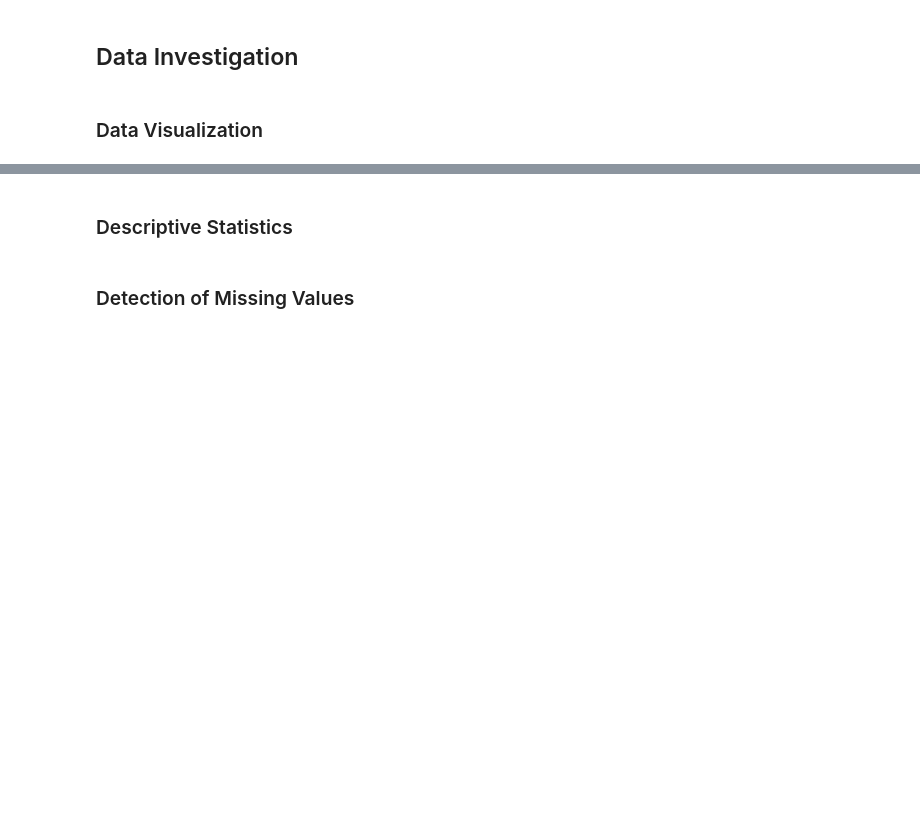
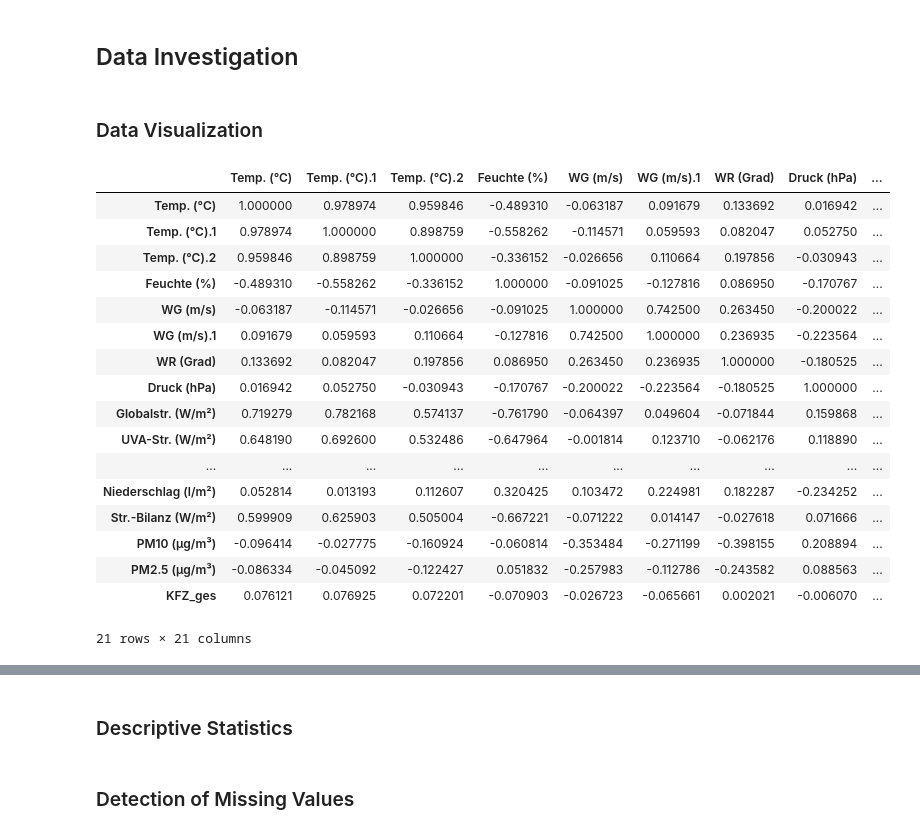
Before and after one commit to SvetiB/AirQualityStuttgart, a Jupyter notebook: AirQualityStuttgart.ipynb, the cells around one changed output, grey strips where cells are left out. Saved outputs shown, nothing was run; the diff lists cells and outputs as text; code cells hidden in the pictures; blank space fills up the shorter version.

```diff
--- a/AirQualityStuttgart.ipynb
+++ b/AirQualityStuttgart.ipynb
@@ -257,3 +373,26 @@ df_ges.head()
 ## Data Investigation
 # %% [markdown]
 ### Data Visualization
+# %%
+corr = df_ges.corr()
+# %%
+corr
+# %% [output]
+|  | Temp. (°C) | Temp. (°C).1 | Temp. (°C).2 | Feuchte (%) | WG (m/s) | WG (m/s).1 | WR (Grad) | Druck (hPa) | ... |
+| Temp. (°C) | 1.000000 | 0.978974 | 0.959846 | -0.489310 | -0.063187 | 0.091679 | 0.133692 | 0.016942 | ... |
+| Temp. (°C).1 | 0.978974 | 1.000000 | 0.898759 | -0.558262 | -0.114571 | 0.059593 | 0.082047 | 0.052750 | ... |
+| Temp. (°C).2 | 0.959846 | 0.898759 | 1.000000 | -0.336152 | -0.026656 | 0.110664 | 0.197856 | -0.030943 | ... |
+| Feuchte (%) | -0.489310 | -0.558262 | -0.336152 | 1.000000 | -0.091025 | -0.127816 | 0.086950 | -0.170767 | ... |
+| WG (m/s) | -0.063187 | -0.114571 | -0.026656 | -0.091025 | 1.000000 | 0.742500 | 0.263450 | -0.200022 | ... |
+| WG (m/s).1 | 0.091679 | 0.059593 | 0.110664 | -0.127816 | 0.742500 | 1.000000 | 0.236935 | -0.223564 | ... |
+| WR (Grad) | 0.133692 | 0.082047 | 0.197856 | 0.086950 | 0.263450 | 0.236935 | 1.000000 | -0.180525 | ... |
+| Druck (hPa) | 0.016942 | 0.052750 | -0.030943 | -0.170767 | -0.200022 | -0.223564 | -0.180525 | 1.000000 | ... |
+| Globalstr. (W/m²) | 0.719279 | 0.782168 | 0.574137 | -0.761790 | -0.064397 | 0.049604 | -0.071844 | 0.159868 | ... |
+| UVA-Str. (W/m²) | 0.648190 | 0.692600 | 0.532486 | -0.647964 | -0.001814 | 0.123710 | -0.062176 | 0.118890 | ... |
+| ... | ... | ... | ... | ... | ... | ... | ... | ... | ... |
+| Niederschlag (l/m²) | 0.052814 | 0.013193 | 0.112607 | 0.320425 | 0.103472 | 0.224981 | 0.182287 | -0.234252 | ... |
+| Str.-Bilanz (W/m²) | 0.599909 | 0.625903 | 0.505004 | -0.667221 | -0.071222 | 0.014147 | -0.027618 | 0.071666 | ... |
+| PM10 (µg/m³) | -0.096414 | -0.027775 | -0.160924 | -0.060814 | -0.353484 | -0.271199 | -0.398155 | 0.208894 | ... |
+| PM2.5 (µg/m³) | -0.086334 | -0.045092 | -0.122427 | 0.051832 | -0.257983 | -0.112786 | -0.243582 | 0.088563 | ... |
+| KFZ_ges | 0.076121 | 0.076925 | 0.072201 | -0.070903 | -0.026723 | -0.065661 | 0.002021 | -0.006070 | ... |
+21 rows × 21 columns
```
Also changed, not shown: parts of 17 cells of this notebook.
